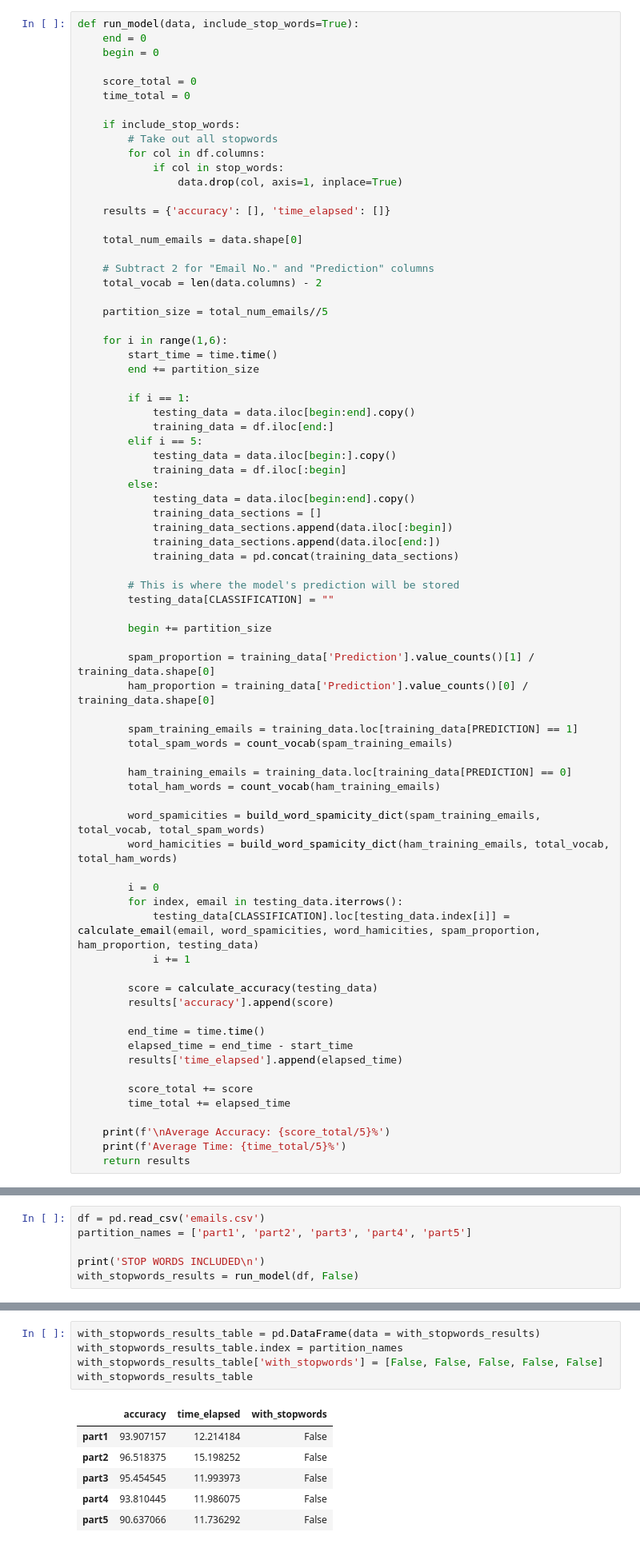
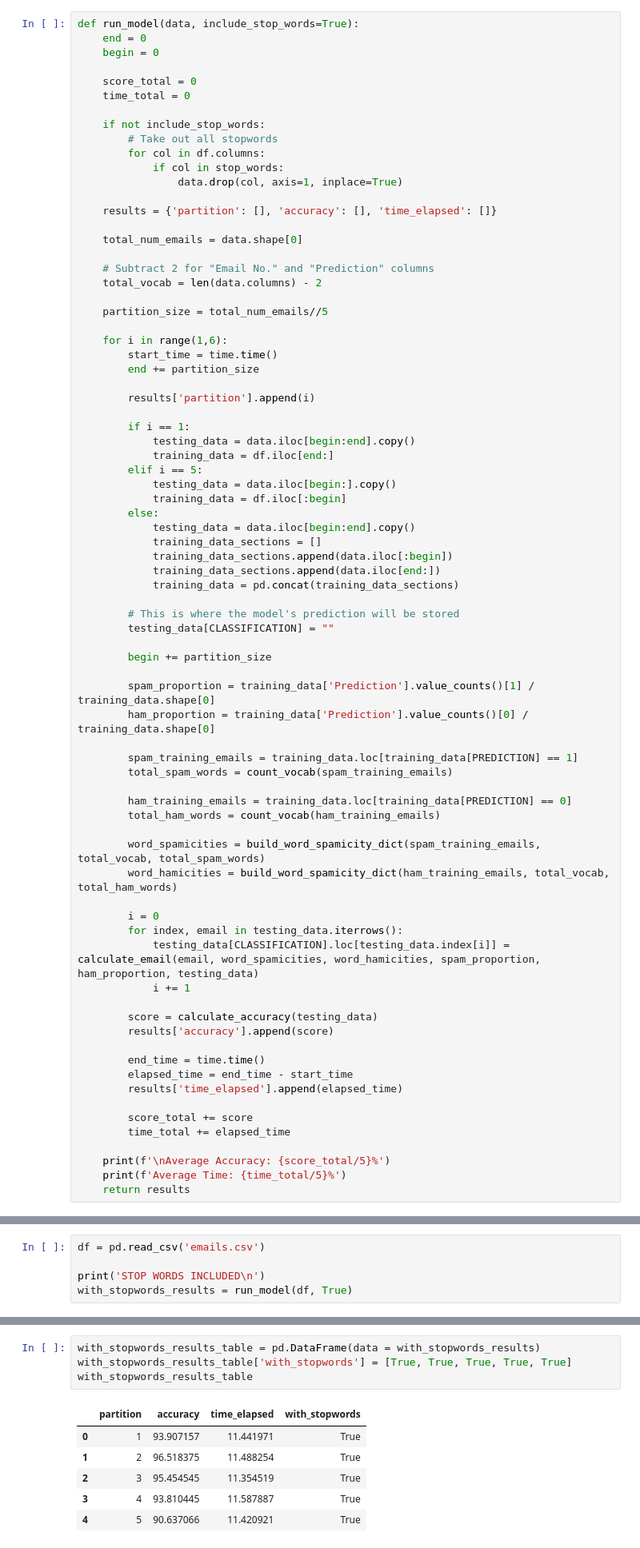
Before and after one commit to Velavee/bayes-spam-filter, a Jupyter notebook: spam-filter.ipynb, the cells around one changed output, grey strips where cells are left out. Shown at 80% size. Cells and saved outputs as stored; diff of their text form.

```diff
--- a/spam-filter.ipynb
+++ b/spam-filter.ipynb
@@ -78,13 +78,13 @@ def run_model(data, include_stop_words=True):
     score_total = 0
     time_total = 0
 
-    if include_stop_words:
+    if not include_stop_words:
         # Take out all stopwords
         for col in df.columns:
             if col in stop_words:
                 data.drop(col, axis=1, inplace=True)
 
-    results = {'accuracy': [], 'time_elapsed': []}
+    results = {'partition': [], 'accuracy': [], 'time_elapsed': []}
 
     total_num_emails = data.shape[0]
 
@@ -96,6 +96,8 @@ def run_model(data, include_stop_words=True):
     for i in range(1,6):
         start_time = time.time()
         end += partition_size
+
+        results['partition'].append(i)
 
         if i == 1:
             testing_data = data.iloc[begin:end].copy()
@@ -153,10 +155,9 @@ def run_model(data, include_stop_words=True):
 20% of the data for testing, and the remaining 80% is training (i.e. the 80% training data will confirm whether the 20% testing data labels are correct).
 # %%
 df = pd.read_csv('emails.csv')
-partition_names = ['part1', 'part2', 'part3', 'part4', 'part5']
 
 print('STOP WORDS INCLUDED\n')
-with_stopwords_results = run_model(df, False)
+with_stopwords_results = run_model(df, True)
 # %% [output]
 STOP WORDS INCLUDED
 
@@ -166,15 +167,14 @@ Average Time: 12.625755262374877%
 # %%
 with_stopwords_results_table = pd.DataFrame(data = with_stopwords_results)
-with_stopwords_results_table.index = partition_names
-with_stopwords_results_table['with_stopwords'] = [False, False, False, False, False]
+with_stopwords_results_table['with_stopwords'] = [True, True, True, True, True]
 with_stopwords_results_table
 # %% [output]
-|  | accuracy | time_elapsed | with_stopwords |
-| part1 | 93.907157 | 12.214184 | False |
-| part2 | 96.518375 | 15.198252 | False |
-| part3 | 95.454545 | 11.993973 | False |
-| part4 | 93.810445 | 11.986075 | False |
-| part5 | 90.637066 | 11.736292 | False |
+|  | partition | accuracy | time_elapsed | with_stopwords |
+| 0 | 1 | 93.907157 | 11.441971 | True |
+| 1 | 2 | 96.518375 | 11.488254 | True |
+| 2 | 3 | 95.454545 | 11.354519 | True |
+| 3 | 4 | 93.810445 | 11.587887 | True |
+| 4 | 5 | 90.637066 | 11.420921 | True |
 # %%
 print('STOP WORDS NOT INCLUDED\n')
 without_stopwords_results = run_model(df, False)
```
Also changed, not shown: parts of 5 cells of this notebook.
